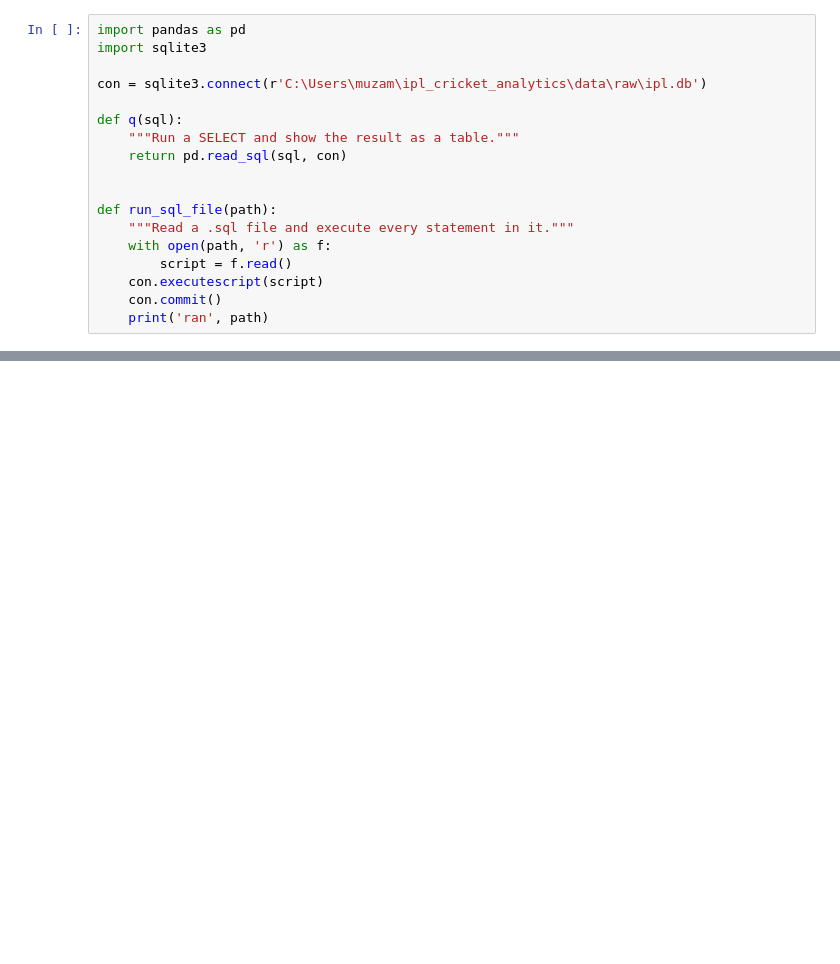
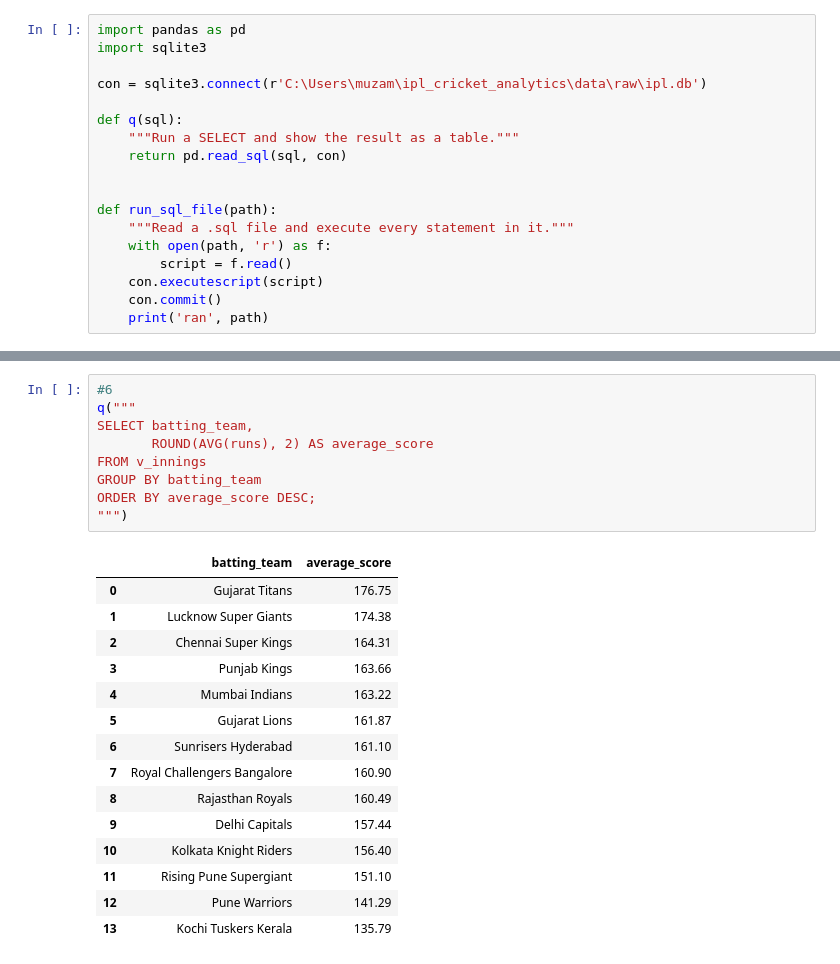
Before and after one commit to muzammir6797/ipl_cricket_analytics, a Jupyter notebook: notebooks/03_analysis.ipynb, the cells around one changed output, grey strips where cells are left out. Saved outputs shown, nothing was run; the diff lists cells and outputs as text; blank space fills up the shorter version.

```diff
--- a/notebooks/03_analysis.ipynb
+++ b/notebooks/03_analysis.ipynb
@@ -336,0 +126,25 @@ Database connection closed
+# %%
+#6
+q("""
+SELECT batting_team,
+       ROUND(AVG(runs), 2) AS average_score
+FROM v_innings
+GROUP BY batting_team
+ORDER BY average_score DESC;
+""")
+# %% [output]
+|  | batting_team | average_score |
+| 0 | Gujarat Titans | 176.75 |
+| 1 | Lucknow Super Giants | 174.38 |
+| 2 | Chennai Super Kings | 164.31 |
+| 3 | Punjab Kings | 163.66 |
+| 4 | Mumbai Indians | 163.22 |
+| 5 | Gujarat Lions | 161.87 |
+| 6 | Sunrisers Hyderabad | 161.10 |
+| 7 | Royal Challengers Bangalore | 160.90 |
+| 8 | Rajasthan Royals | 160.49 |
+| 9 | Delhi Capitals | 157.44 |
+| 10 | Kolkata Knight Riders | 156.40 |
+| 11 | Rising Pune Supergiant | 151.10 |
+| 12 | Pune Warriors | 141.29 |
+| 13 | Kochi Tuskers Kerala | 135.79 |
```
Also changed, not shown: parts of 146 cells of this notebook, 2 other files.
